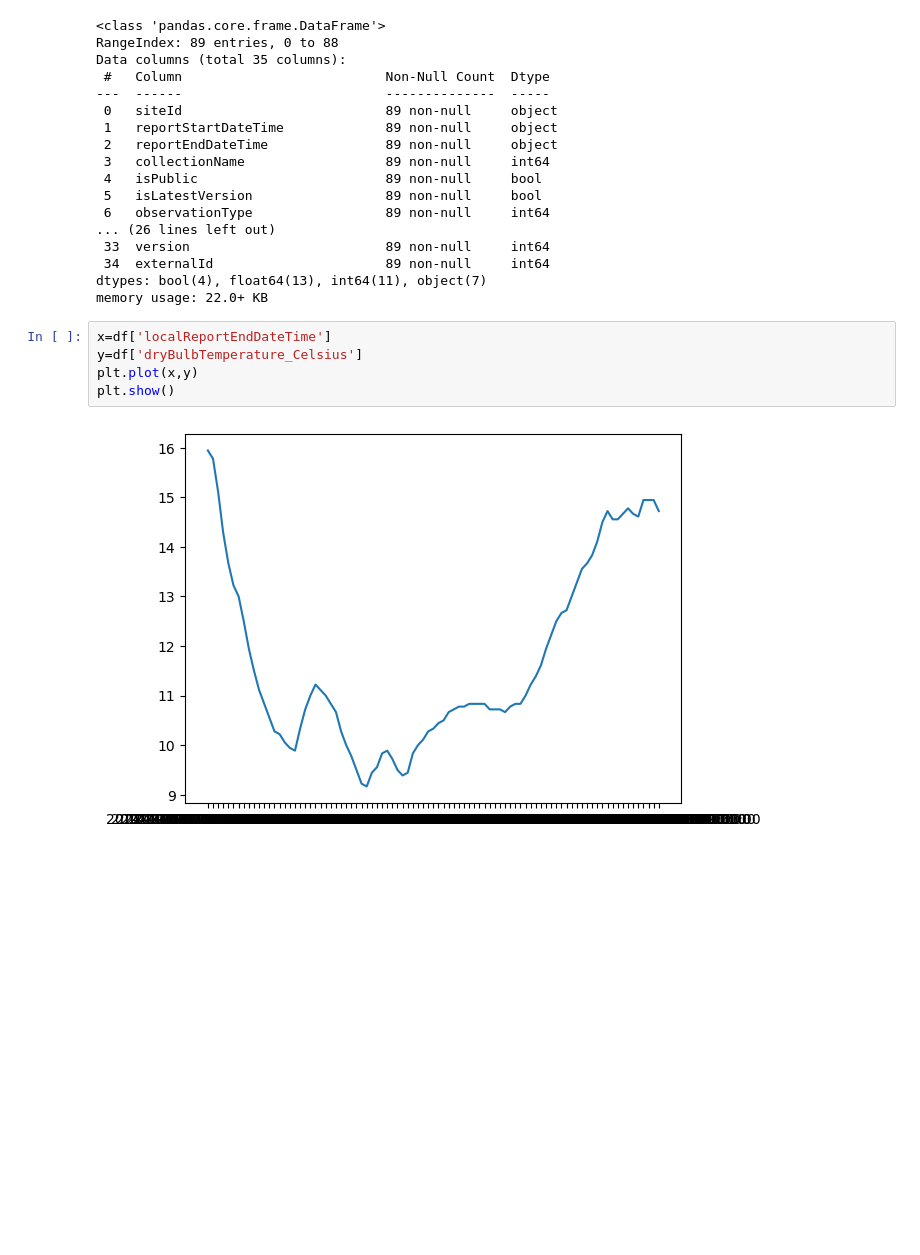
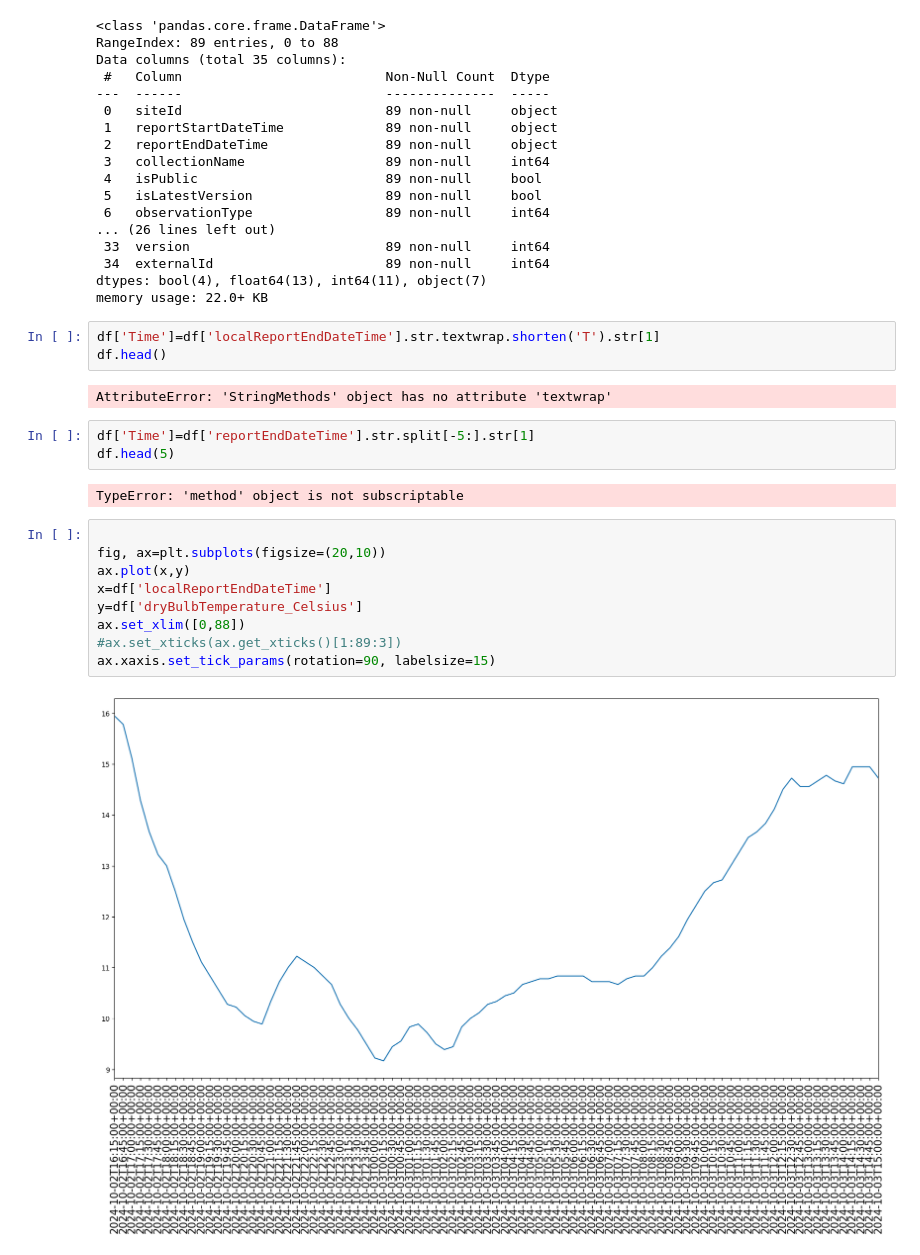
Before and after one commit to lmacakova/PFDA, a Jupyter notebook: pfda_assignments/assignment2-weather.ipynb, the cells around one changed output. Cells and saved outputs as stored; diff of their text form; blank space fills up the shorter version.

```diff
--- a/pfda_assignments/assignment2-weather.ipynb
+++ b/pfda_assignments/assignment2-weather.ipynb
@@ -49,10 +45,24 @@ Data columns (total 35 columns):
  34  externalId                      89 non-null     int64
 dtypes: bool(4), float64(13), int64(11), object(7)
 memory usage: 22.0+ KB
-# %%
-x=df['localReportEndDateTime']
-y=df['dryBulbTemperature_Celsius']
-plt.plot(x,y)
-plt.show()
-# %% [output]
-[figure, removed]
+# %%
+df['Time']=df['localReportEndDateTime'].str.textwrap.shorten('T').str[1]
+df.head()
+# %% [output]
+AttributeError: 'StringMethods' object has no attribute 'textwrap'
+# %%
+df['Time']=df['reportEndDateTime'].str.split[-5:].str[1]
+df.head(5)
+# %% [output]
+TypeError: 'method' object is not subscriptable
+# %%
+
+fig, ax=plt.subplots(figsize=(20,10))
+ax.plot(x,y)
+x=df['localReportEndDateTime']
+y=df['dryBulbTemperature_Celsius']
+ax.set_xlim([0,88])
+#ax.set_xticks(ax.get_xticks()[1:89:3])
+ax.xaxis.set_tick_params(rotation=90, labelsize=15)
+# %% [output]
+[figure, added]
```
Also changed, not shown: parts of 1 cell of this notebook.
